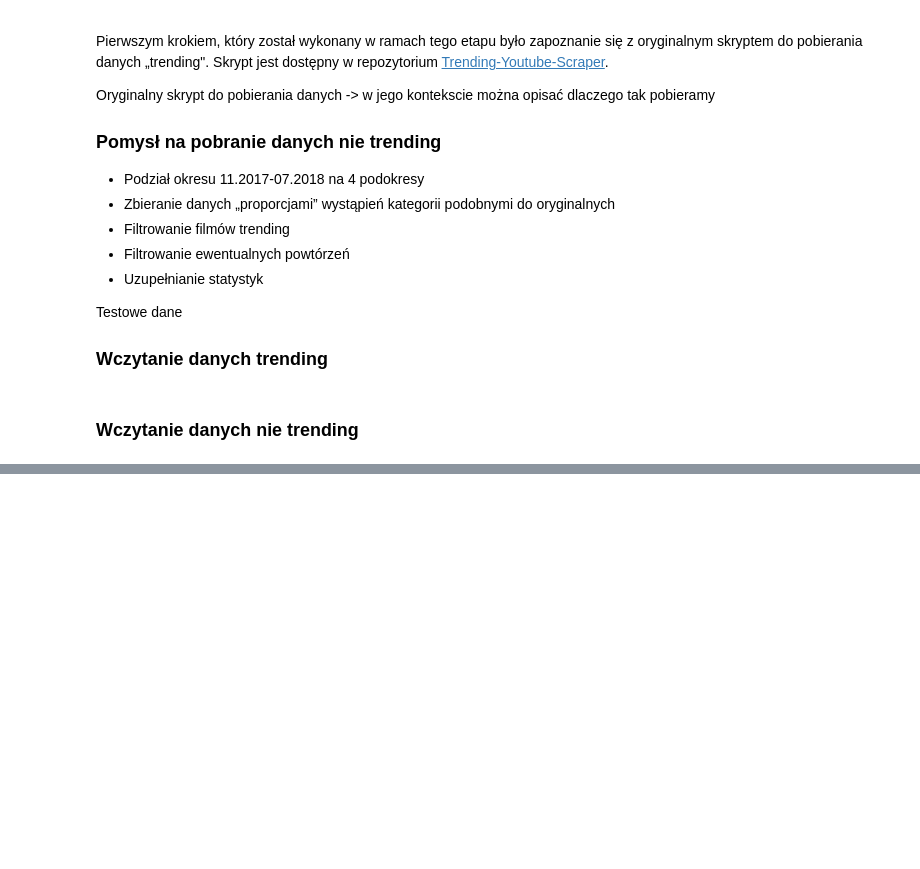
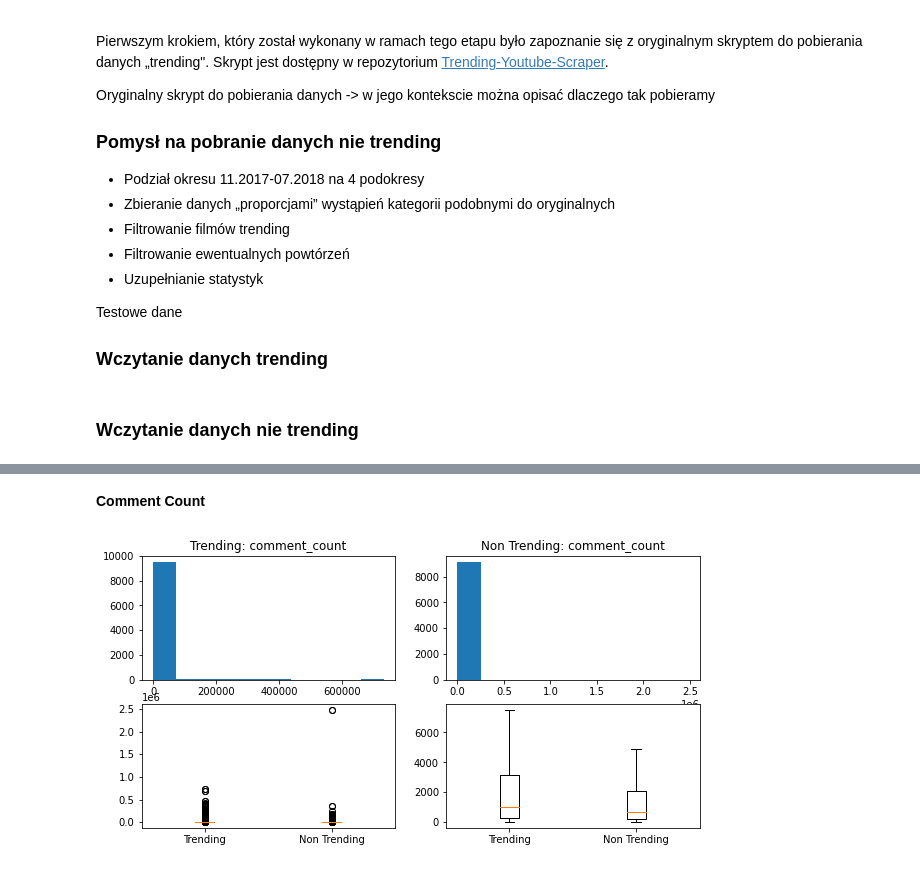
Before and after one commit to DominikKossinski/PED, a Jupyter notebook: notebooks/PED_5.ipynb, the cells around one changed output, grey strips where cells are left out. Drawn from its saved outputs; the diff is of its cells as text; code cells hidden in the pictures; blank space fills up the shorter version.

```diff
--- a/notebooks/PED_5.ipynb
+++ b/notebooks/PED_5.ipynb
@@ -94,0 +96,6 @@ plt.show()
+# %% [markdown]
+**Comment Count**
+# %%
+plot_numeric_attr("comment_count", trending_videos, non_trending_videos)
+# %% [output]
+[figure, added]
```
Also changed, not shown: parts of 26 cells of this notebook, 3 other files.
